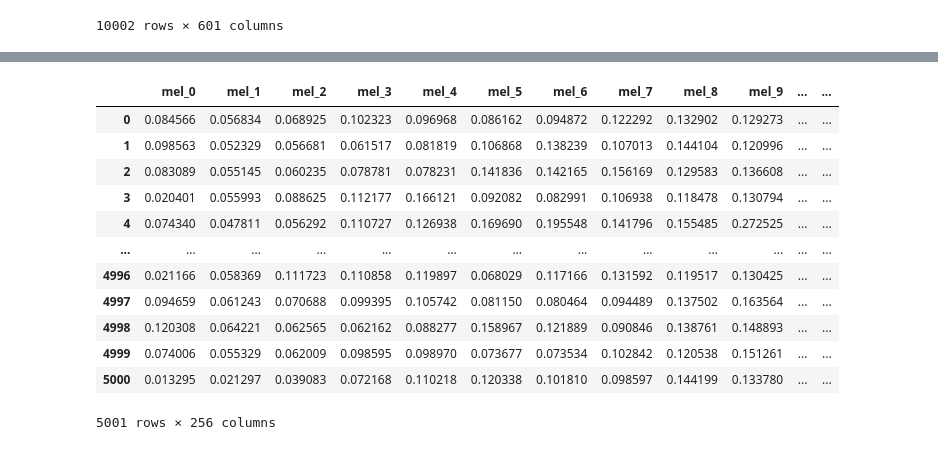
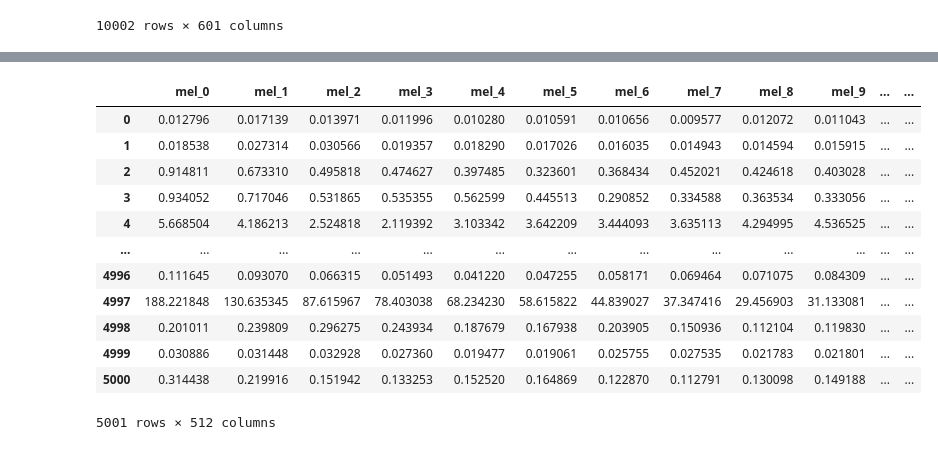
Before and after one commit to jjh0987/MyProject, a Jupyter notebook: pythonProject/dacon/mfcc/mac.ipynb, the cells around one changed output, grey strips where cells are left out. Cells and saved outputs as stored; diff of their text form; code cells hidden in the pictures.

```diff
--- a/pythonProject/dacon/mfcc/mac.ipynb
+++ b/pythonProject/dacon/mfcc/mac.ipynb
@@ -35,15 +47,24 @@ def seed_everything(seed):
 
 seed_everything(CFG['SEED']) # Seed 고정
 # %%
-train_df, valid_df = train_test_split(train_df, test_size=0.2, random_state=CFG['SEED'])
+train_df = pd.read_csv('./train.csv')
+test_df = pd.read_csv('./test.csv')
+train_df.info()
+# train_df, valid_df = train_test_split(train_df, test_size=0.2, random_state=CFG['SEED'])
 
 def speech_file_to_array_fn(df):
     feature = []
     for path in tqdm(df['path']):
-        path = '/content/drive/MyDrive/hi/sound01' + path[1:]
+        # path = '/content/drive/MyDrive/hi/sound01' + path[1:]
         speech_array, _ = librosa.load(path, sr=CFG['SR'])
-        feature.append(speech_array)
+        feature.append(1000*speech_array**3)
     return feature
 
+train_df.reset_index(drop=True, inplace=True)
+test_df.reset_index(drop=True, inplace=True)
+
+# valid_df.reset_index(drop=True, inplace=True)
+
 train_x = speech_file_to_array_fn(train_df)
-valid_x = speech_file_to_array_fn(valid_df)
+test_x = speech_file_to_array_fn(test_df)
+# valid_x = speech_file_to_array_fn(valid_df)
@@ -49,0 +82,3 @@ valid_x = speech_file_to_array_fn(valid_df)
+# %%
+import matplotlib.pyplot as plt
+plt.plot(1000*librosa.load(train_df['path'][1020], sr=CFG['SR'])[0]**3)
@@ -118,10 +154,11 @@ def get_feature_mel(df):
     for i in tqdm(df['path']):
         # i = '/content/drive/MyDrive/hi/sound01'+i[1:]
         data, sr = librosa.load(i, sr=CFG['SR'])
+        data = 1000*data**3
         n_fft = 2048
         win_length = 2048
         hop_length = 1024
-        n_mels = 256
+        n_mels = 512-128
 
         D = np.abs(librosa.stft(data, n_fft=n_fft, win_length = win_length, hop_length=hop_length))
         mel = librosa.feature.melspectrogram(S=D, sr=sr, n_mels=n_mels, hop_length=hop_length, win_length=win_length)
@@ -131,4 +168,5 @@ def get_feature_mel(df):
     return np.array(features)
 
 train_mel = get_feature_mel(train_df)
+# valid_mel = get_feature_mel(valid_df)
 test_mel = get_feature_mel(test_df)
@@ -170,6 +206,7 @@ def get_mfcc_feature(df):
     for path in tqdm(df['path']):
         # librosa패키지를 사용하여 wav 파일 load
         y, sr = librosa.load(path, sr=CFG['SR'])
+        y = 1000*y**3
         # librosa패키지를 사용하여 mfcc 추출
         mfcc = librosa.feature.mfcc(y=y, sr=sr, n_mfcc=CFG['N_MFCC'])
         y_feature = []
@@ -234,20 +293,22 @@ target
 # %%
 vector = pd.DataFrame(vector,columns=[f'mfcc_{i}' for i in range(128)])
-train = pd.DataFrame(train_mel,columns=[f'mel_{i}' for i in range(128)])
+train = pd.DataFrame(train_mel,columns=[f'mel_{i}' for i in range(512-128)])
 train = train.rename(columns={f'{i}':f'mel_{i}' for i in range(128)})
 train = pd.concat([train,vector],axis=1)
+# train = pd.concat([train,tp],axis=1)
+# del(tp)
 train
 # %% [output]
 |  | mel_0 | mel_1 | mel_2 | mel_3 | mel_4 | mel_5 | mel_6 | mel_7 | mel_8 | mel_9 | ... | ... |
-| 0 | 0.084566 | 0.056834 | 0.068925 | 0.102323 | 0.096968 | 0.086162 | 0.094872 | 0.122292 | 0.132902 | 0.129273 | ... | ... |
-| 1 | 0.098563 | 0.052329 | 0.056681 | 0.061517 | 0.081819 | 0.106868 | 0.138239 | 0.107013 | 0.144104 | 0.120996 | ... | ... |
-| 2 | 0.083089 | 0.055145 | 0.060235 | 0.078781 | 0.078231 | 0.141836 | 0.142165 | 0.156169 | 0.129583 | 0.136608 | ... | ... |
-| 3 | 0.020401 | 0.055993 | 0.088625 | 0.112177 | 0.166121 | 0.092082 | 0.082991 | 0.106938 | 0.118478 | 0.130794 | ... | ... |
-| 4 | 0.074340 | 0.047811 | 0.056292 | 0.110727 | 0.126938 | 0.169690 | 0.195548 | 0.141796 | 0.155485 | 0.272525 | ... | ... |
+| 0 | 0.012796 | 0.017139 | 0.013971 | 0.011996 | 0.010280 | 0.010591 | 0.010656 | 0.009577 | 0.012072 | 0.011043 | ... | ... |
+| 1 | 0.018538 | 0.027314 | 0.030566 | 0.019357 | 0.018290 | 0.017026 | 0.016035 | 0.014943 | 0.014594 | 0.015915 | ... | ... |
+| 2 | 0.914811 | 0.673310 | 0.495818 | 0.474627 | 0.397485 | 0.323601 | 0.368434 | 0.452021 | 0.424618 | 0.403028 | ... | ... |
+| 3 | 0.934052 | 0.717046 | 0.531865 | 0.535355 | 0.562599 | 0.445513 | 0.290852 | 0.334588 | 0.363534 | 0.333056 | ... | ... |
+| 4 | 5.668504 | 4.186213 | 2.524818 | 2.119392 | 3.103342 | 3.642209 | 3.444093 | 3.635113 | 4.294995 | 4.536525 | ... | ... |
 | ... | ... | ... | ... | ... | ... | ... | ... | ... | ... | ... | ... | ... |
-| 4996 | 0.021166 | 0.058369 | 0.111723 | 0.110858 | 0.119897 | 0.068029 | 0.117166 | 0.131592 | 0.119517 | 0.130425 | ... | ... |
-| 4997 | 0.094659 | 0.061243 | 0.070688 | 0.099395 | 0.105742 | 0.081150 | 0.080464 | 0.094489 | 0.137502 | 0.163564 | ... | ... |
-| 4998 | 0.120308 | 0.064221 | 0.062565 | 0.062162 | 0.088277 | 0.158967 | 0.121889 | 0.090846 | 0.138761 | 0.148893 | ... | ... |
-| 4999 | 0.074006 | 0.055329 | 0.062009 | 0.098595 | 0.098970 | 0.073677 | 0.073534 | 0.102842 | 0.120538 | 0.151261 | ... | ... |
-| 5000 | 0.013295 | 0.021297 | 0.039083 | 0.072168 | 0.110218 | 0.120338 | 0.101810 | 0.098597 | 0.144199 | 0.133780 | ... | ... |
+| 4996 | 0.111645 | 0.093070 | 0.066315 | 0.051493 | 0.041220 | 0.047255 | 0.058171 | 0.069464 | 0.071075 | 0.084309 | ... | ... |
+| 4997 | 188.221848 | 130.635345 | 87.615967 | 78.403038 | 68.234230 | 58.615822 | 44.839027 | 37.347416 | 29.456903 | 31.133081 | ... | ... |
+| 4998 | 0.201011 | 0.239809 | 0.296275 | 0.243934 | 0.187679 | 0.167938 | 0.203905 | 0.150936 | 0.112104 | 0.119830 | ... | ... |
+| 4999 | 0.030886 | 0.031448 | 0.032928 | 0.027360 | 0.019477 | 0.019061 | 0.025755 | 0.027535 | 0.021783 | 0.021801 | ... | ... |
+| 5000 | 0.314438 | 0.219916 | 0.151942 | 0.133253 | 0.152520 | 0.164869 | 0.122870 | 0.112791 | 0.130098 | 0.149188 | ... | ... |
-5001 rows × 256 columns
+5001 rows × 512 columns
```
Also changed, not shown: parts of 20 cells of this notebook, 4 other files.
